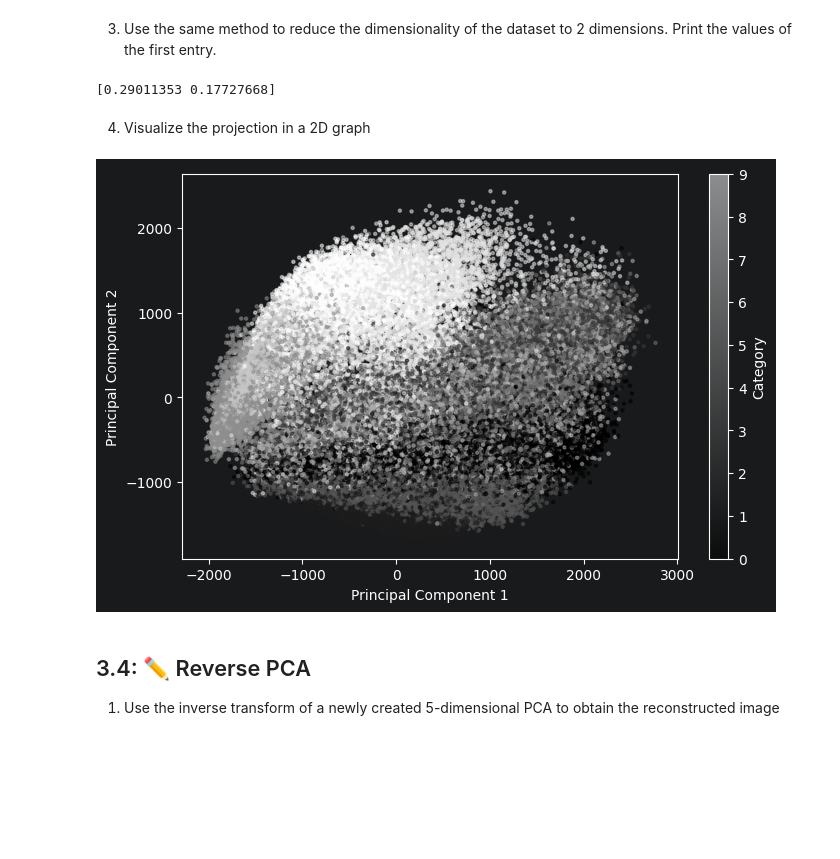
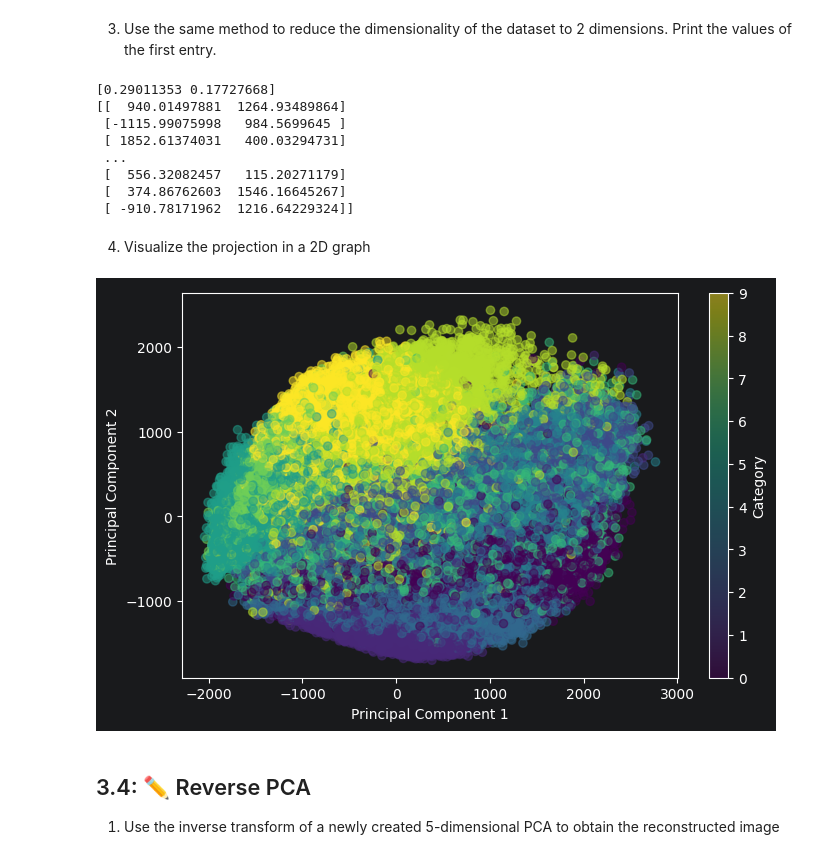
Before and after one commit to seiferla/ml-exercise, a Jupyter notebook: A4_Principal_Component_Analysis.ipynb, the cells around one changed output. Drawn from its saved outputs; the diff is of its cells as text; code cells hidden in the pictures; blank space fills up the shorter version.

```diff
--- a/A4_Principal_Component_Analysis.ipynb
+++ b/A4_Principal_Component_Analysis.ipynb
@@ -446,30 +460,37 @@ print(pca.explained_variance_ratio_)
 pca_2d = PCA(n_components=2)
 fm_X_2d = pca_2d.fit_transform(fm_X)
 print(pca_2d.explained_variance_ratio_)
+print(fm_X_2d)
 # %% [output]
 [0.29011353 0.17727668]
+[[  940.01497881  1264.93489864]
+ [-1115.99075998   984.5699645 ]
+ [ 1852.61374031   400.03294731]
+ ...
+ [  556.32082457   115.20271179]
+ [  374.86762603  1546.16645267]
+ [ -910.78171962  1216.64229324]]
 # %% [markdown]
 4. Visualize the projection in a 2D graph
 # %%
 # TODO: Implement
 
 plt.figure(figsize=(8, 5))
 
 plt.scatter(
     fm_X_2d[:, 0],
     fm_X_2d[:, 1],
     c=fm_y,
-    cmap="gray",
-    s=5,
     alpha=0.5,
+    label=fm_labels[0],
 )
 
 plt.xlabel("Principal Component 1")
 plt.ylabel("Principal Component 2")
 plt.colorbar(label="Category")
 plt.show()
 # %% [output]
-[figure, old version]
+[figure, new version]
 # %% [markdown]
 ## 3.4: ✏️ Reverse PCA
 1. Use the inverse transform of a newly created 5-dimensional PCA to obtain the reconstructed image
```
Also changed, not shown: parts of 2 cells of this notebook.
